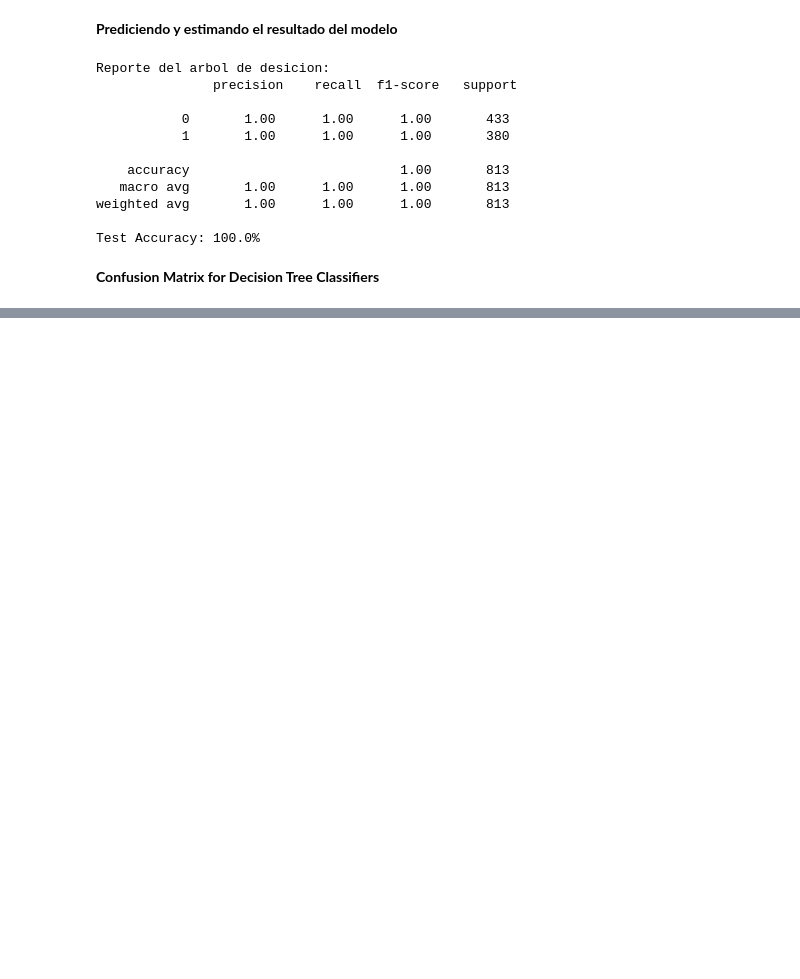
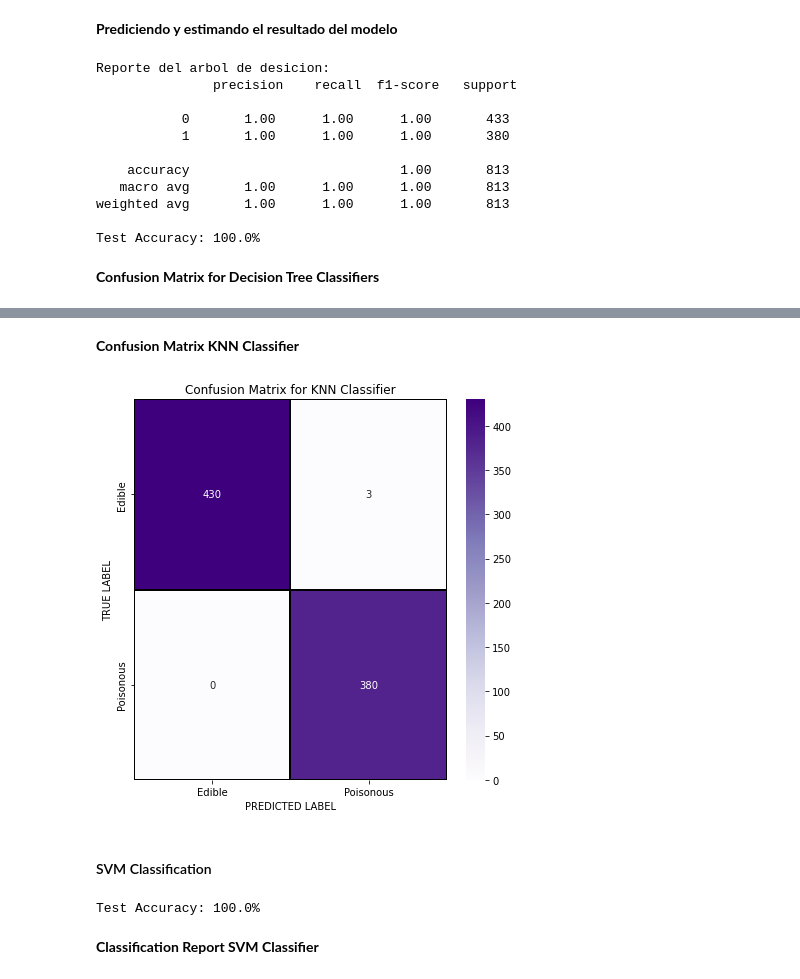
Before and after one commit to geraldb1/Project, a Jupyter notebook: Mushroom Classification/Mushroom.ipynb, the cells around one changed output, grey strips where cells are left out. Drawn from its saved outputs; the diff is of its cells as text; code cells hidden in the pictures; blank space fills up the shorter version.

```diff
--- a/Mushroom Classification/Mushroom.ipynb
+++ b/Mushroom Classification/Mushroom.ipynb
@@ -436,0 +509,4 @@ plt.show()
+# %%
+y_pred_knn = knn.predict(X_test)
+
+print("KNN Classifier report: \n\n", classification_report(y_test, y_pred_knn))
@@ -436,0 +524,16 @@ plt.show()
+# %% [markdown]
+__Confusion Matrix KNN Classifier__
+# %%
+cm = confusion_matrix(y_test, y_pred_knn)
+x_axis_labels = ["Edible", "Poisonous"]
+y_axis_labels = ["Edible", "Poisonous"]
+f, ax = plt.subplots(figsize =(7,7))
+sns.heatmap(cm, annot = True, linewidths=0.2, linecolor="black", fmt = ".0f", ax=ax, cmap="Purples", xticklabels=x_axis_labels, yticklabels=y_axis_labels)
+plt.xlabel("PREDICTED LABEL")
+plt.ylabel("TRUE LABEL")
+plt.title('Confusion Matrix for KNN Classifier')
+plt.show()
+# %% [output]
+[figure, added]
+# %% [markdown]
+#### SVM Classification
@@ -436,0 +542,9 @@ plt.show()
+# %%
+svm = SVC(random_state=2, gamma='auto')
+svm.fit(X_train,y_train)
+
+print('Test Accuracy: {}%'.format(round(svm.score(X_test,y_test)*100,2)))
+# %% [output]
+Test Accuracy: 100.0%
+# %% [markdown]
+__Classification Report SVM Classifier__
```
Also changed, not shown: parts of 29 cells of this notebook.
